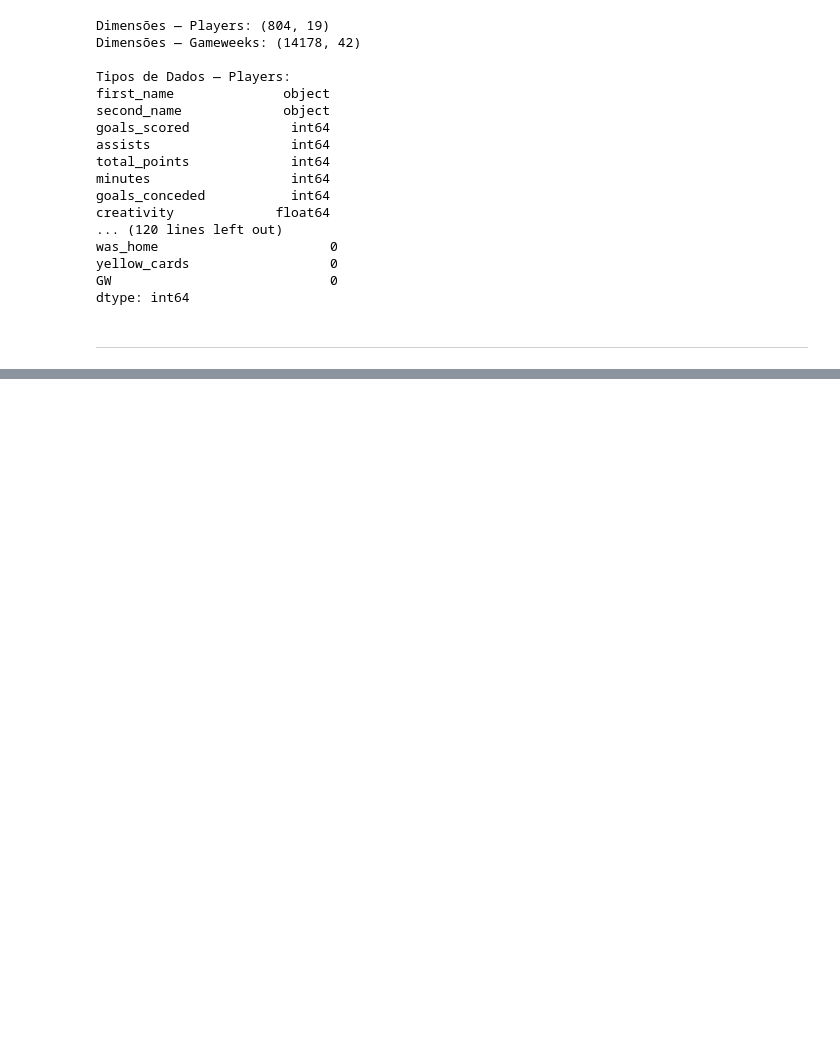
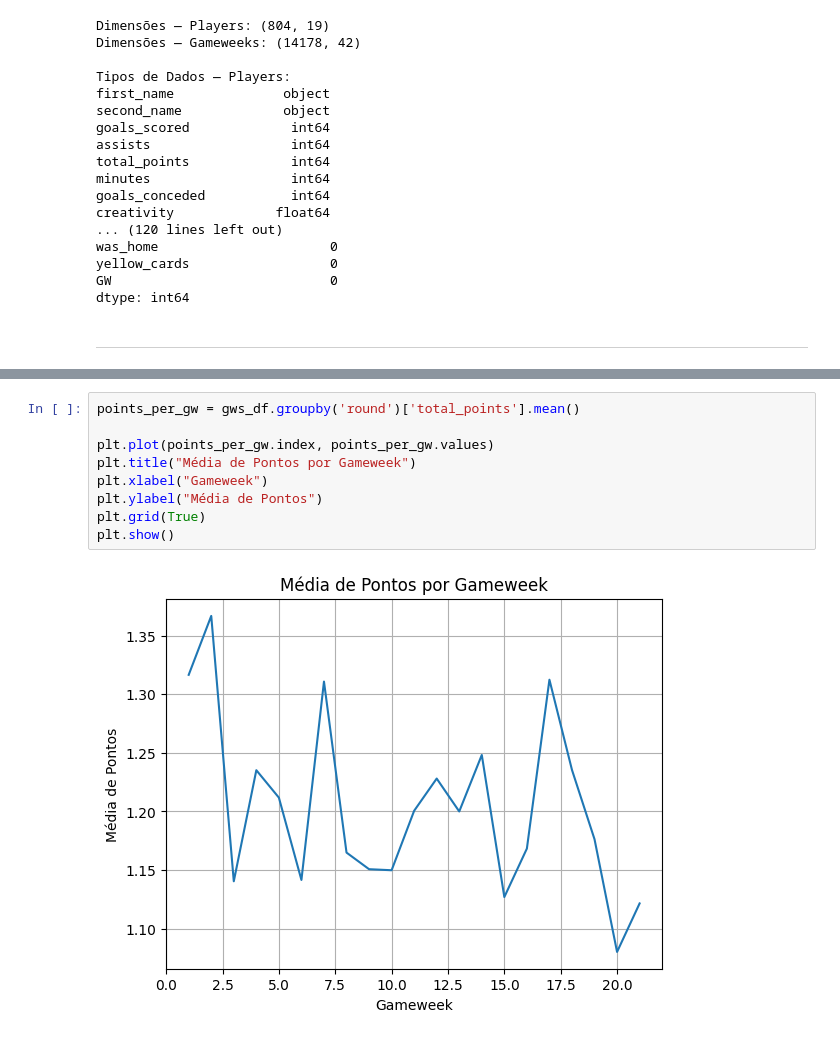
Before and after one commit to hugocruz13/Applied_ML_Models, a Jupyter notebook: eda_association_rules_dataset.ipynb, the cells around one changed output, grey strips where cells are left out. Saved outputs shown, nothing was run; the diff lists cells and outputs as text; blank space fills up the shorter version.

```diff
--- a/eda_association_rules_dataset.ipynb
+++ b/eda_association_rules_dataset.ipynb
@@ -190,0 +345,11 @@ dtype: int64
+# %%
+points_per_gw = gws_df.groupby('round')['total_points'].mean()
+
+plt.plot(points_per_gw.index, points_per_gw.values)
+plt.title("Média de Pontos por Gameweek")
+plt.xlabel("Gameweek")
+plt.ylabel("Média de Pontos")
+plt.grid(True)
+plt.show()
+# %% [output]
+[figure, added]
```
Also changed, not shown: parts of 49 cells of this notebook.
